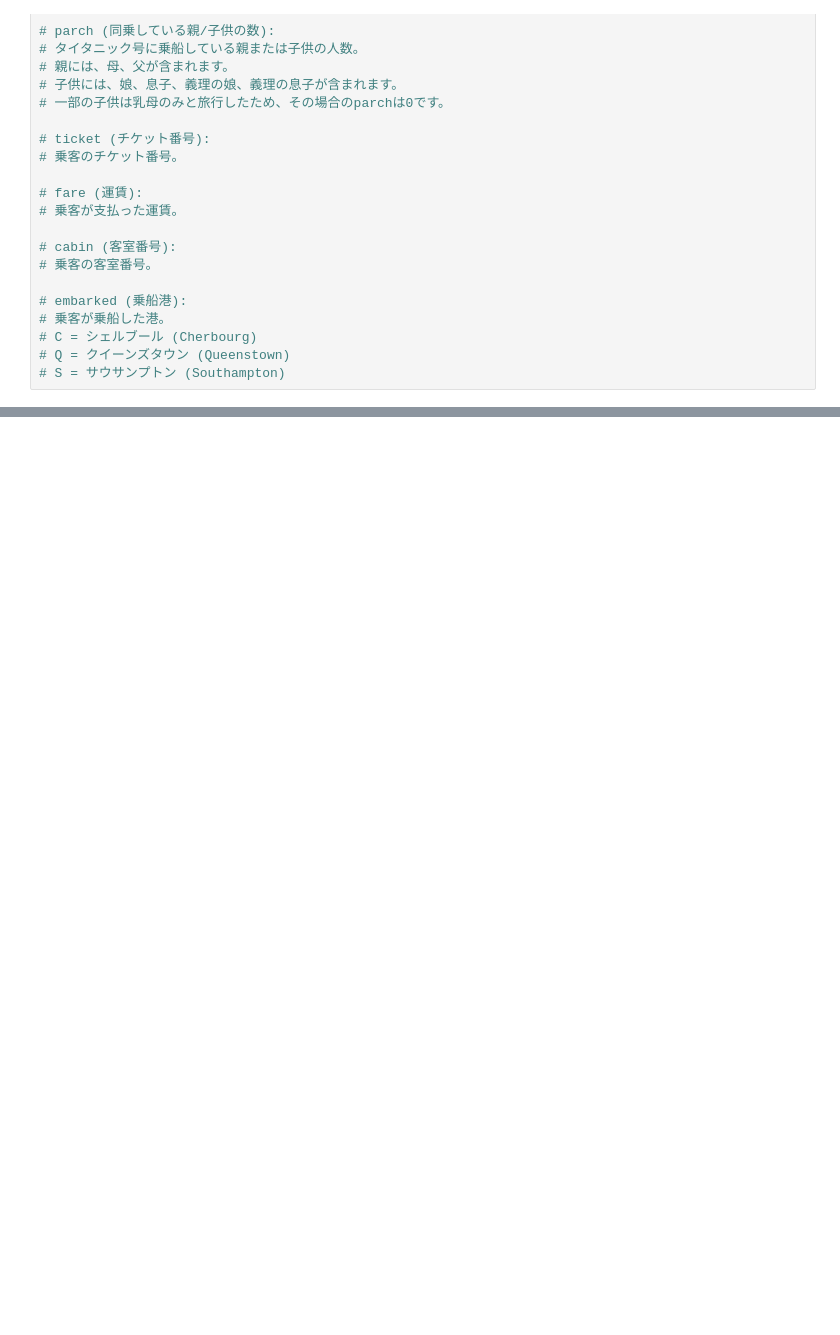
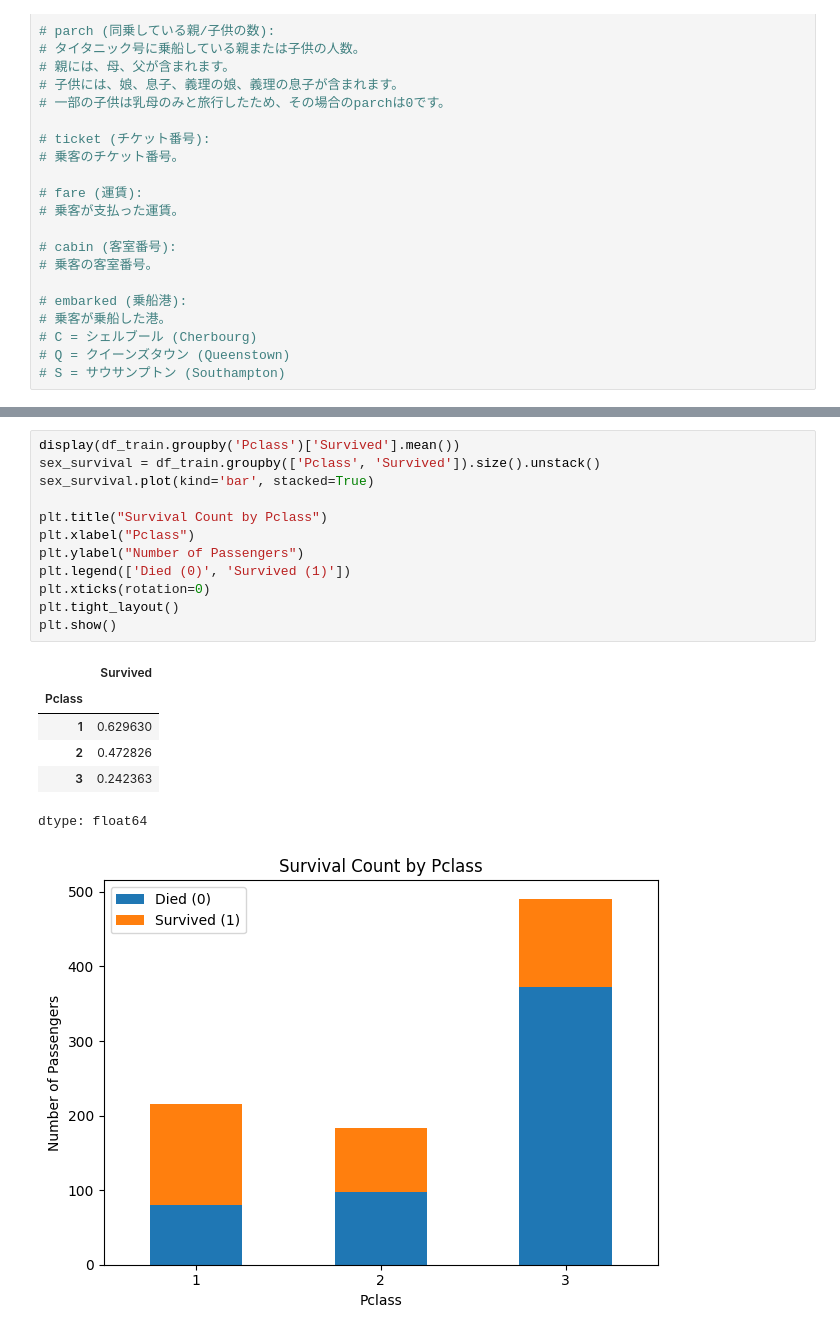
Before and after one commit to dz-u/kaggle_Titanic---Machine-Learning-from-Disaster, a Jupyter notebook: src/titanic_code.ipynb, the cells around one changed output, grey strips where cells are left out. Drawn from its saved outputs; the diff is of its cells as text; blank space fills up the shorter version.

```diff
--- a/src/titanic_code.ipynb
+++ b/src/titanic_code.ipynb
@@ -100,0 +153,20 @@ display(df_test.head())
+# %%
+display(df_train.groupby('Pclass')['Survived'].mean())
+sex_survival = df_train.groupby(['Pclass', 'Survived']).size().unstack()
+sex_survival.plot(kind='bar', stacked=True)
+
+plt.title("Survival Count by Pclass")
+plt.xlabel("Pclass")
+plt.ylabel("Number of Passengers")
+plt.legend(['Died (0)', 'Survived (1)'])
+plt.xticks(rotation=0)
+plt.tight_layout()
+plt.show()
+# %% [output]
+|  | Survived |
+| Pclass |  |
+| 1 | 0.629630 |
+| 2 | 0.472826 |
+| 3 | 0.242363 |
+dtype: float64
+[figure, added]
```
Also changed, not shown: parts of 5 cells of this notebook, 1 other file.
